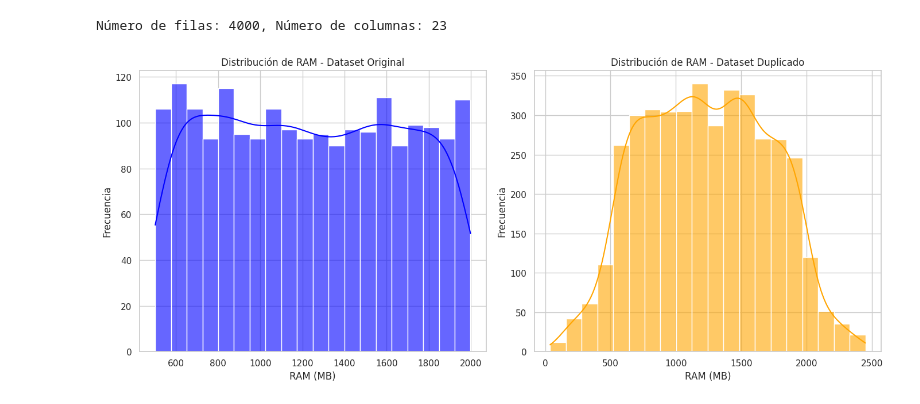
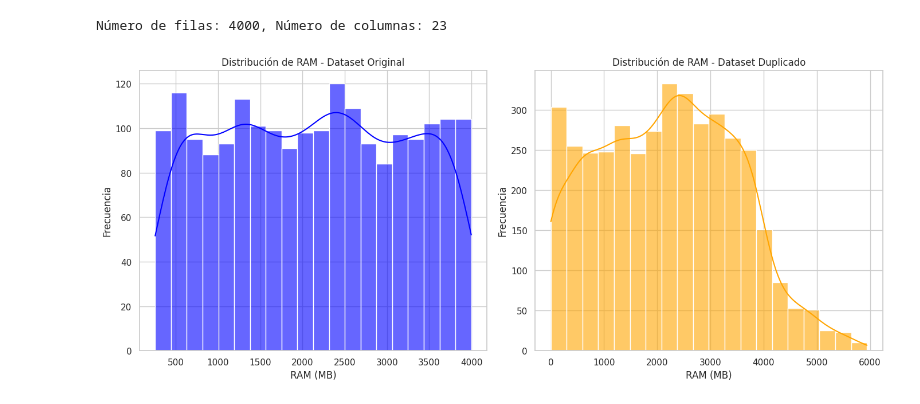
Before and after one commit to Ezequiel-del/Parciales_de_IA_2-2024, a Jupyter notebook: PrimerParcial.ipynb, the cells around one changed output. Cells and saved outputs as stored; diff of their text form; code cells hidden in the pictures.

```diff
--- a/PrimerParcial.ipynb
+++ b/PrimerParcial.ipynb
@@ -82,11 +80,11 @@ df.to_csv('train_modified.csv', index=False)
 # Función para crear variaciones significativas en los datos
 def variar_significativamente(fila):
     # Cambiar numéricos con una variación más grande, garantizando que no sean negativos
-    fila['ram'] = max(0, fila['ram'] + np.random.randint(-1024, 1024))  # Variación de hasta 1GB
-    fila['battery_power'] = max(0, fila['battery_power'] + np.random.randint(-500, 500))  # Variación significativa de la batería
+    fila['ram'] = max(0, fila['ram'] + np.random.randint(-8000, 8000))  # Variación de hasta 1GB
+    fila['battery_power'] = max(0, fila['battery_power'] + np.random.randint(-400, 400))  # Variación significativa de la batería
     fila['px_height'] = max(0, fila['px_height'] + np.random.randint(-500, 500))  # Variación en la altura de píxeles
     fila['px_width'] = max(0, fila['px_width'] + np.random.randint(-500, 500))  # Variación en el ancho de píxeles
-    fila['int_memory'] = max(0, fila['int_memory'] + np.random.randint(-32, 32))  # Variación en memoria interna
+    fila['int_memory'] = max(0, fila['int_memory'] + np.random.randint(-256, 265))  # Variación en memoria interna
 
     # Cambiar características categóricas
     fila['Has5G'] = not fila['Has5G']  # Invertir si tiene 5G
@@ -137,27 +195,27 @@ Número de filas: 4000, Número de columnas: 23
 # %%
 import matplotlib.pyplot as plt
 import seaborn as sns
 
 # Establecer el estilo de los gráficos
 sns.set(style="whitegrid")
 
 # Crear una figura con dos subgráficas
 fig, axes = plt.subplots(1, 2, figsize=(14, 6))
 
 # Gráfico para el dataset original
-sns.histplot(df['battery_power'], bins=20, kde=True, ax=axes[0], color='blue', alpha=0.6)
+sns.histplot(df['ram'], bins=20, kde=True, ax=axes[0], color='blue', alpha=0.6)
 axes[0].set_title('Distribución de RAM - Dataset Original')
 axes[0].set_xlabel('RAM (MB)')
 axes[0].set_ylabel('Frecuencia')
 
 # Gráfico para el dataset duplicado
-sns.histplot(df_final['battery_power'], bins=20, kde=True, ax=axes[1], color='orange', alpha=0.6)
+sns.histplot(df_final['ram'], bins=20, kde=True, ax=axes[1], color='orange', alpha=0.6)
 axes[1].set_title('Distribución de RAM - Dataset Duplicado')
 axes[1].set_xlabel('RAM (MB)')
 axes[1].set_ylabel('Frecuencia')
 
 # Mostrar los gráficos
 plt.tight_layout()
 plt.show()
 # %% [output]
-[figure, old version]
+[figure, new version]
```
Also changed, not shown: parts of 7 cells of this notebook.
